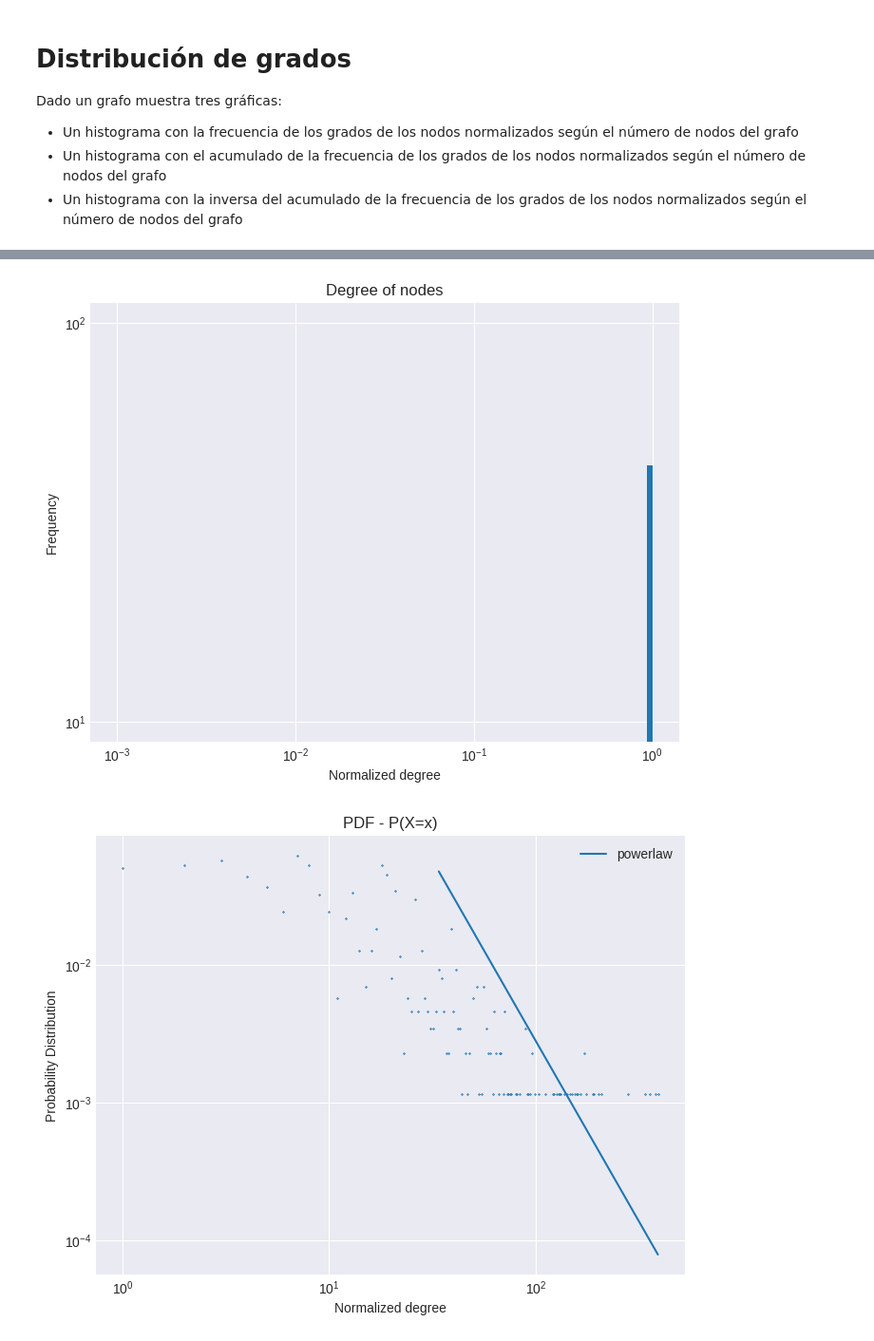
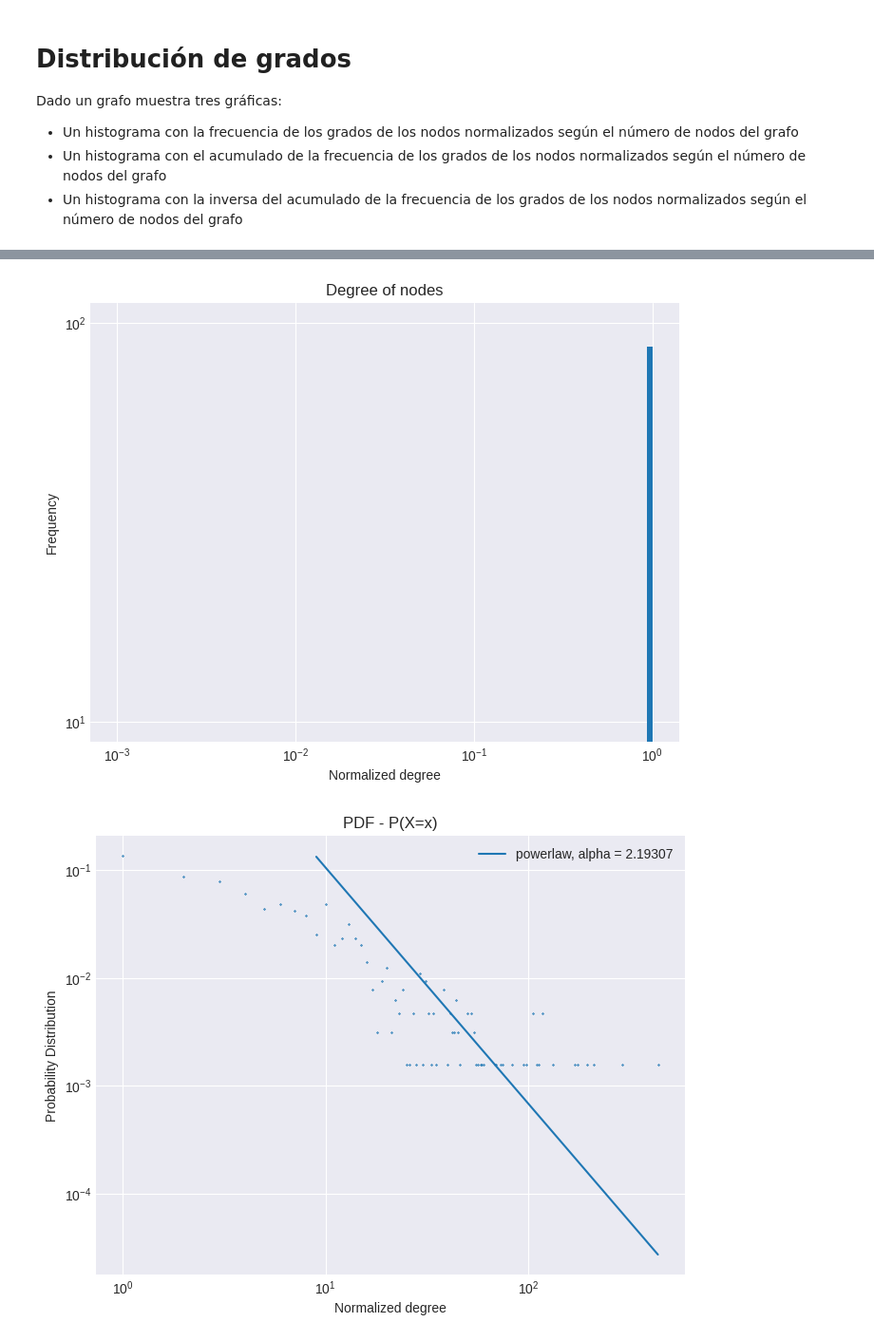
Before and after one commit to Manusua/Social_Manifestations_Fractal, a Jupyter notebook: degree_distribution.ipynb, the cells around one changed output, grey strips where cells are left out. Shown: that part at 95% size. Cells and saved outputs as stored; diff of their text form; code cells hidden in the pictures.

Commit message:
bien las horas

```diff
--- a/degree_distribution.ipynb
+++ b/degree_distribution.ipynb
@@ -12,7 +12,7 @@ Dado un grafo muestra tres gráficas:
 * Un histograma con la inversa del acumulado de la frecuencia de los grados de los nodos normalizados según el número de nodos del grafo
 # %%
 # Dado un nombre de grafo, imprime las gráficas relativas a las distribuciones de grados de los nodos
-def calc_plot_degree_distributions(name_graph, graphs_folder, plots_folder, G=None, plfit=True, normalize = False):
+def calc_plot_degree_distributions(name_graph, graphs_folder, plots_folder, G=None, plfit=True, normalize = False, show_comparative=False, only_ntamas=False):
     if G is None:
         G = load_graph(name_graph, graphs_folder)
 
@@ -21,7 +21,7 @@ def calc_plot_degree_distributions(name_graph, graphs_folder, plots_folder, G=No
     if normalize:
         points = points/float(G.number_of_nodes())
 
-    pl = get_exp([points], name_graph, show_comparative=False, only_ntamas=False)
+    pl = get_exp([points], name_graph, show_comparative=show_comparative, only_ntamas=only_ntamas)
 
     plot_degree_distribution([points], name_graph, plots_folder)
 
@@ -35,13 +35,11 @@ MODE = "hashtag"
 
 MANIFESTACION = "nat"
 hora = "429624"
-#hora = "429625"
 
-MANIFESTACION = "9n"
-hora = "437038"
-hora = "437037"
+#MANIFESTACION = "9n"
+#hora = "437037"
 
 graphs_folder, plots_folder = get_paths(MODE, MANIFESTACION, metric="degree")
 
-calc_plot_degree_distributions(hora, graphs_folder, plots_folder, plfit=True, normalize=False)
+calc_plot_degree_distributions(hora, graphs_folder, plots_folder, plfit=True, normalize=False, show_comparative=False, only_ntamas=False)
 # %% [output]
@@ -65,2 +63,2 @@ Resultados usando powerlaw (fit a truncated_powerlaw):
-[figure, old version]
+[figure, new version]
-[figure, old version]
+[figure, new version]
```
Also changed, not shown: parts of 2 cells of this notebook, 24 other files.
